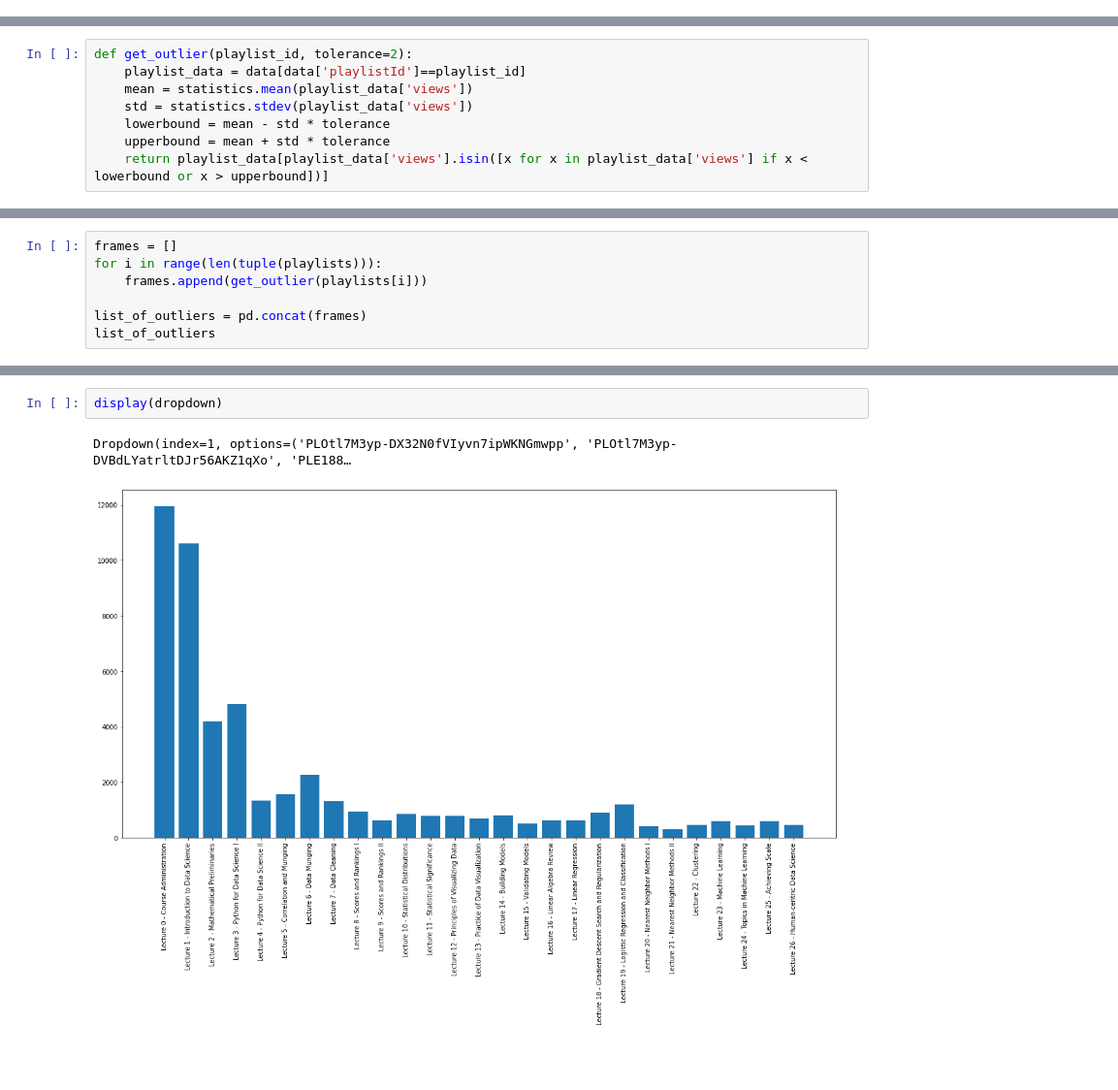
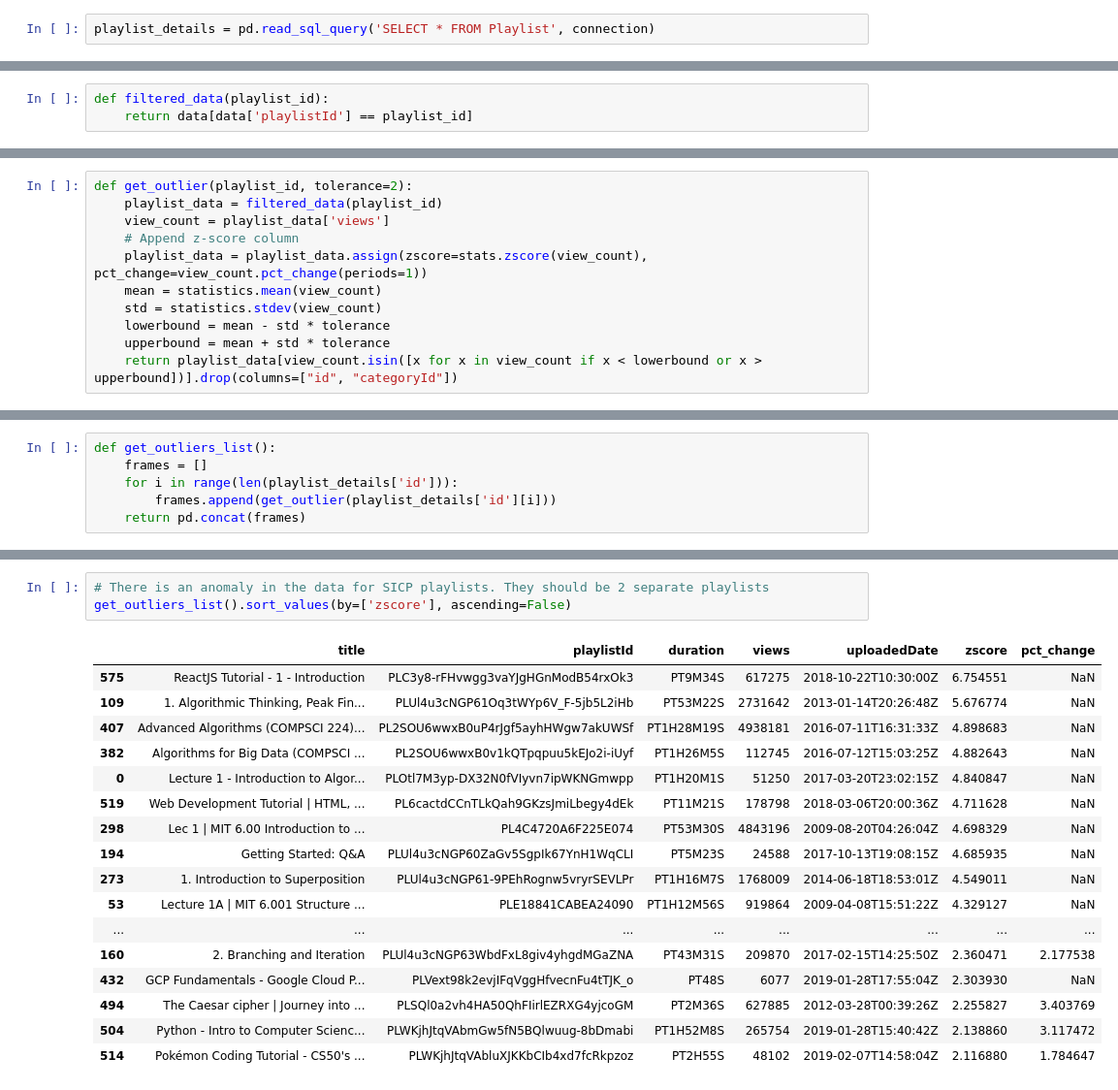
Before and after one commit to ajw998/yt-playlists-analysis, a Jupyter notebook: exploratory-analysis.ipynb, the cells around one changed output, grey strips where cells are left out. Shown at 97% size. Saved outputs shown, nothing was run; the diff lists cells and outputs as text; blank space fills up the shorter version.

Commit message:
Add small data fetching optimisations

```diff
--- a/exploratory-analysis.ipynb
+++ b/exploratory-analysis.ipynb
@@ -50,0 +23,2 @@ selected = data[(data['playlistId']=='PLOtl7M3yp-DX32N0fVIyvn7ipWKNGmwpp')]
+# %%
+playlist_details = pd.read_sql_query('SELECT * FROM Playlist', connection)
@@ -50,0 +27,3 @@ selected = data[(data['playlistId']=='PLOtl7M3yp-DX32N0fVIyvn7ipWKNGmwpp')]
+# %%
+def filtered_data(playlist_id):
+    return data[data['playlistId'] == playlist_id]
@@ -51,8 +33,11 @@ selected = data[(data['playlistId']=='PLOtl7M3yp-DX32N0fVIyvn7ipWKNGmwpp')]
 # %%
 def get_outlier(playlist_id, tolerance=2):
-    playlist_data = data[data['playlistId']==playlist_id]
-    mean = statistics.mean(playlist_data['views'])
-    std = statistics.stdev(playlist_data['views'])
+    playlist_data = filtered_data(playlist_id)
+    view_count = playlist_data['views']
+    # Append z-score column
+    playlist_data = playlist_data.assign(zscore=stats.zscore(view_count), pct_change=view_count.pct_change(periods=1))
+    mean = statistics.mean(view_count)
+    std = statistics.stdev(view_count)
     lowerbound = mean - std * tolerance
     upperbound = mean + std * tolerance
-    return playlist_data[playlist_data['views'].isin([x for x in playlist_data['views'] if x < lowerbound or x > upperbound])]
+    return playlist_data[view_count.isin([x for x in view_count if x < lowerbound or x > upperbound])].drop(columns=["id", "categoryId"])
@@ -59,7 +48,6 @@ def get_outlier(playlist_id, tolerance=2):
 # %%
-frames = []
-for i in range(len(tuple(playlists))):
-    frames.append(get_outlier(playlists[i]))
-
-list_of_outliers = pd.concat(frames)
-list_of_outliers
+def get_outliers_list():
+    frames = []
+    for i in range(len(playlist_details['id'])):
+        frames.append(get_outlier(playlist_details['id'][i]))
+    return pd.concat(frames)
@@ -97,5 +54,21 @@ dropdown.observe(update_chart, 'value')
-# %%
-display(dropdown)
-# %% [output]
-Dropdown(index=1, options=('PLOtl7M3yp-DX32N0fVIyvn7ipWKNGmwpp', 'PLOtl7M3yp-DVBdLYatrltDJr56AKZ1qXo', 'PLE188…
-[figure, removed]
+# %%
+# There is an anomaly in the data for SICP playlists. They should be 2 separate playlists
+get_outliers_list().sort_values(by=['zscore'], ascending=False)
+# %% [output]
+|  | title | playlistId | duration | views | uploadedDate | zscore | pct_change |
+| 575 | ReactJS Tutorial - 1 - Introduction | PLC3y8-rFHvwgg3vaYJgHGnModB54rxOk3 | PT9M34S | 617275 | 2018-10-22T10:30:00Z | 6.754551 | NaN |
+| 109 | 1. Algorithmic Thinking, Peak Fin... | PLUl4u3cNGP61Oq3tWYp6V_F-5jb5L2iHb | PT53M22S | 2731642 | 2013-01-14T20:26:48Z | 5.676774 | NaN |
+| 407 | Advanced Algorithms (COMPSCI 224)... | PL2SOU6wwxB0uP4rJgf5ayhHWgw7akUWSf | PT1H28M19S | 4938181 | 2016-07-11T16:31:33Z | 4.898683 | NaN |
+| 382 | Algorithms for Big Data (COMPSCI ... | PL2SOU6wwxB0v1kQTpqpuu5kEJo2i-iUyf | PT1H26M5S | 112745 | 2016-07-12T15:03:25Z | 4.882643 | NaN |
+| 0 | Lecture 1 - Introduction to Algor... | PLOtl7M3yp-DX32N0fVIyvn7ipWKNGmwpp | PT1H20M1S | 51250 | 2017-03-20T23:02:15Z | 4.840847 | NaN |
+| 519 | Web Development Tutorial | HTML, ... | PL6cactdCCnTLkQah9GKzsJmiLbegy4dEk | PT11M21S | 178798 | 2018-03-06T20:00:36Z | 4.711628 | NaN |
+| 298 | Lec 1 | MIT 6.00 Introduction to ... | PL4C4720A6F225E074 | PT53M30S | 4843196 | 2009-08-20T04:26:04Z | 4.698329 | NaN |
+| 194 | Getting Started: Q&A | PLUl4u3cNGP60ZaGv5SgpIk67YnH1WqCLI | PT5M23S | 24588 | 2017-10-13T19:08:15Z | 4.685935 | NaN |
+| 273 | 1. Introduction to Superposition | PLUl4u3cNGP61-9PEhRognw5vryrSEVLPr | PT1H16M7S | 1768009 | 2014-06-18T18:53:01Z | 4.549011 | NaN |
+| 53 | Lecture 1A | MIT 6.001 Structure ... | PLE18841CABEA24090 | PT1H12M56S | 919864 | 2009-04-08T15:51:22Z | 4.329127 | NaN |
+| ... | ... | ... | ... | ... | ... | ... | ... |
+| 160 | 2. Branching and Iteration | PLUl4u3cNGP63WbdFxL8giv4yhgdMGaZNA | PT43M31S | 209870 | 2017-02-15T14:25:50Z | 2.360471 | 2.177538 |
+| 432 | GCP Fundamentals - Google Cloud P... | PLVext98k2evjIFqVggHfvecnFu4tTJK_o | PT48S | 6077 | 2019-01-28T17:55:04Z | 2.303930 | NaN |
+| 494 | The Caesar cipher | Journey into ... | PLSQl0a2vh4HA50QhFIirlEZRXG4yjcoGM | PT2M36S | 627885 | 2012-03-28T00:39:26Z | 2.255827 | 3.403769 |
+| 504 | Python - Intro to Computer Scienc... | PLWKjhJtqVAbmGw5fN5BQlwuug-8bDmabi | PT1H52M8S | 265754 | 2019-01-28T15:40:42Z | 2.138860 | 3.117472 |
+| 514 | Pokémon Coding Tutorial - CS50's ... | PLWKjhJtqVAbluXJKKbCIb4xd7fcRkpzoz | PT2H55S | 48102 | 2019-02-07T14:58:04Z | 2.116880 | 1.784647 |
```
Also changed, not shown: parts of 15 cells of this notebook, 1 other file.
